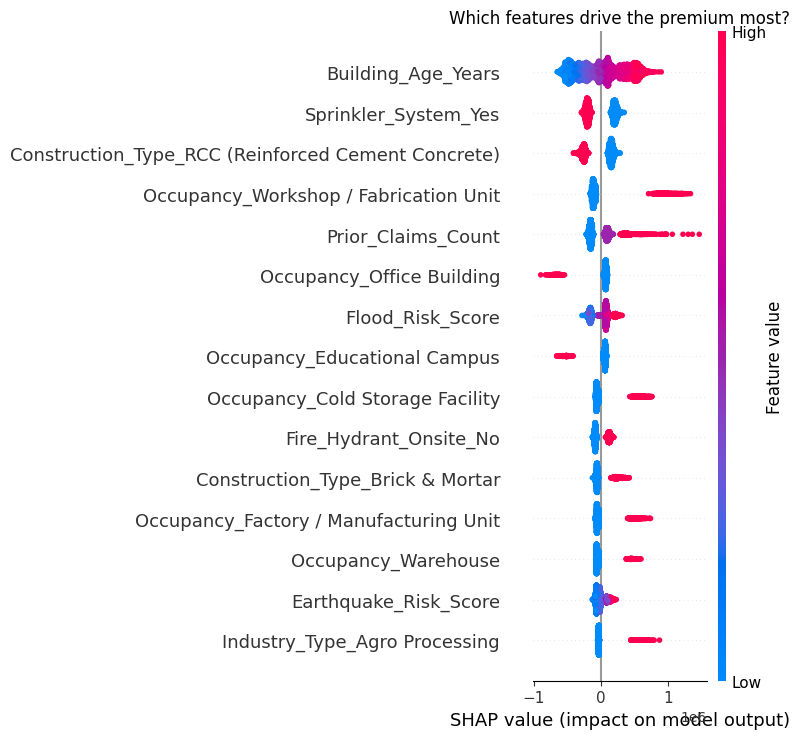
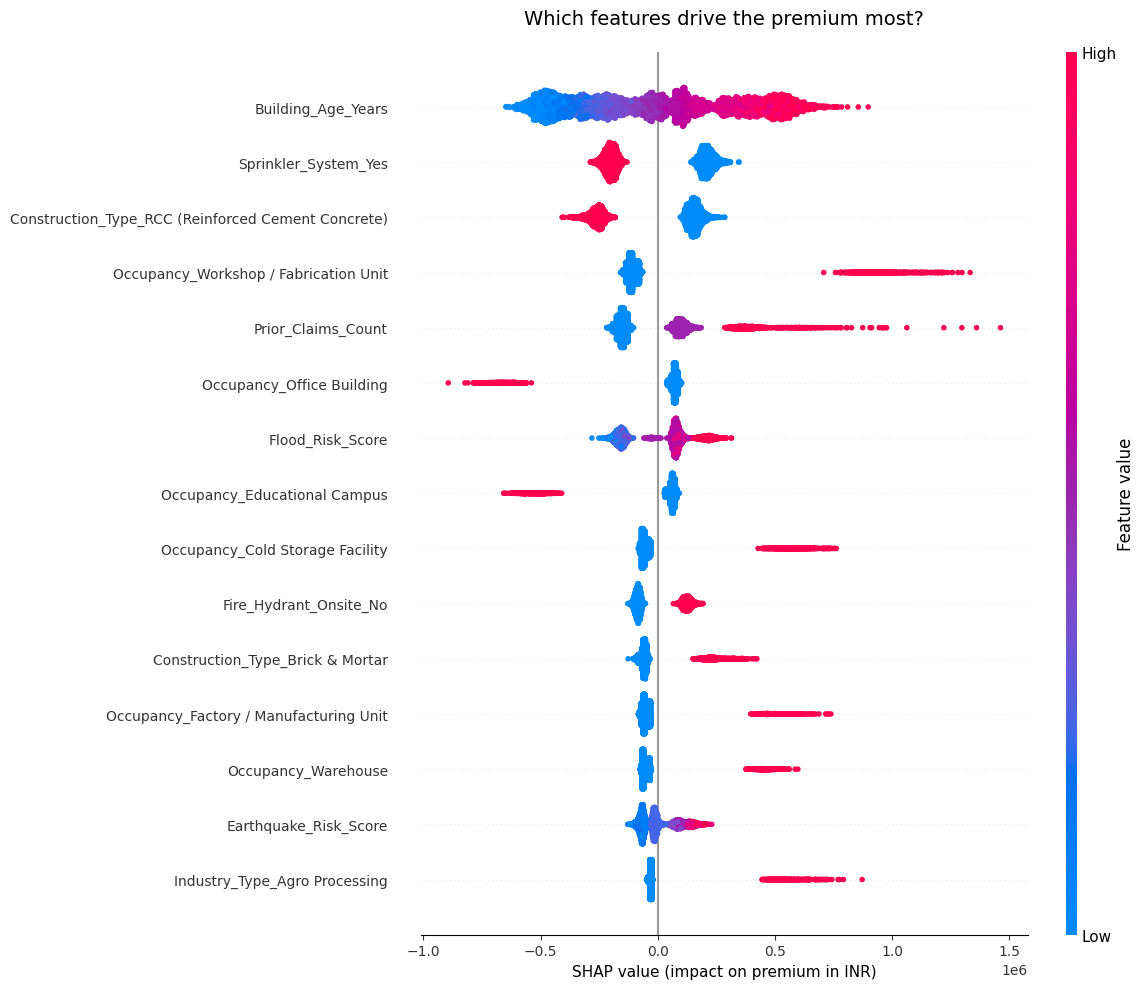
The notebook cell's code change between the first figure and the second:
--- before
+++ after
@@ -1,6 +1,23 @@
-shap.summary_plot(shap_values, X, max_display=15, show=False)
-plt.title("Which features drive the premium most?")
+plt.figure(figsize=(12, 10))  # taller figure
+
+shap.summary_plot(
+    shap_values,
+    X,
+    max_display=15,
+    show=False,
+    plot_size=(12, 10)
+)
+
+plt.title("Which features drive the premium most?",
+          fontsize=14, pad=20)
+plt.xlabel("SHAP value (impact on premium in INR)", fontsize=11)
+
+# Fix overlapping y-axis labels
+plt.yticks(fontsize=10)
+plt.xticks(fontsize=10)
+
 plt.tight_layout()
-plt.savefig("shap_summary_plot.png", dpi=150, bbox_inches="tight")
+plt.savefig("shap_summary_plot.png", dpi=150,
+            bbox_inches="tight")
 plt.show()
 print("Saved: shap_summary_plot.png")

Commit: Created using Colab